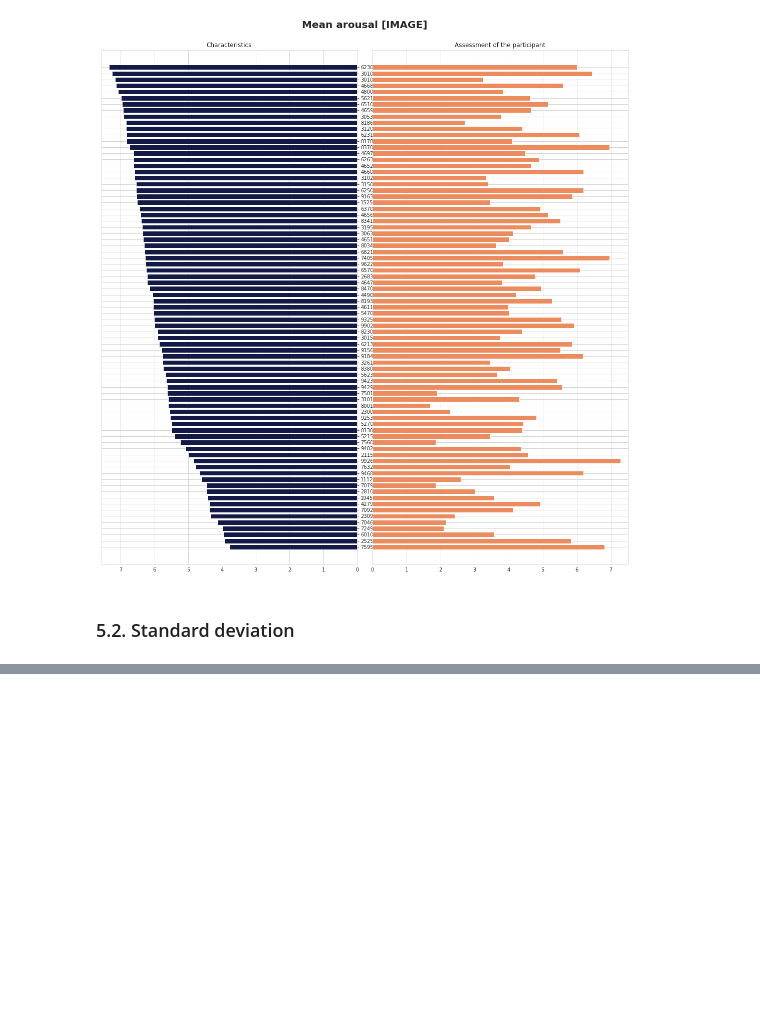
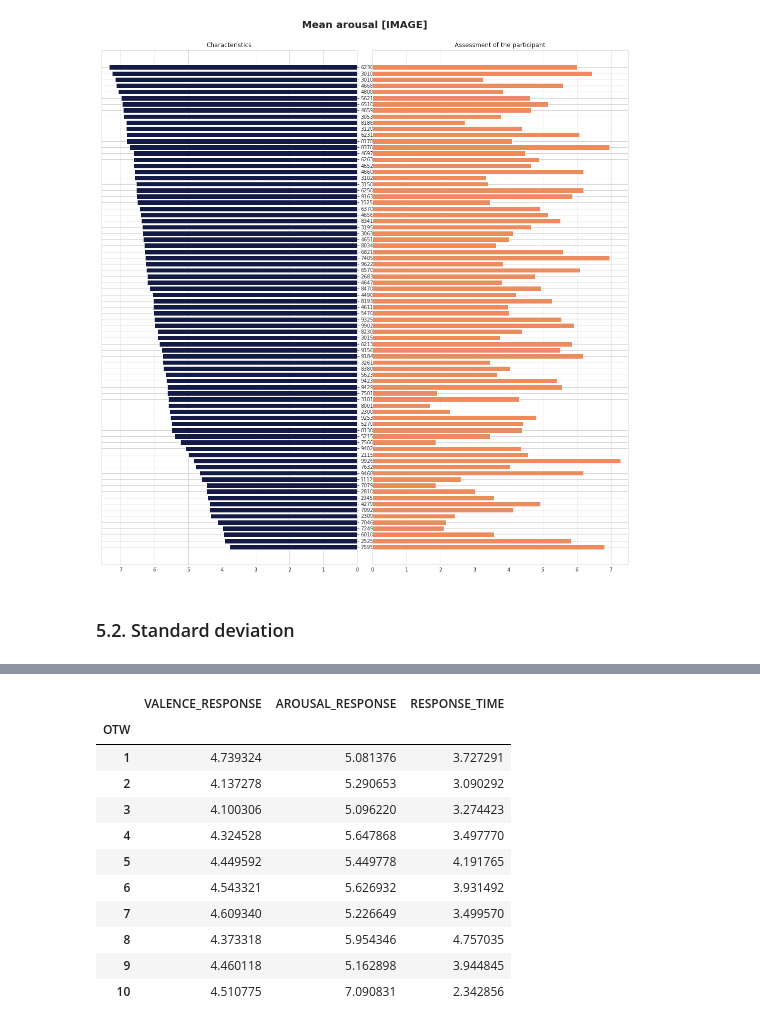
Before and after one commit to SkalskiP/ImaBoss, a Jupyter notebook: ANALYSIS_4.ipynb, the cells around one changed output, grey strips where cells are left out. Saved outputs shown, nothing was run; the diff lists cells and outputs as text; code cells hidden in the pictures; blank space fills up the shorter version.

```diff
--- a/ANALYSIS_4.ipynb
+++ b/ANALYSIS_4.ipynb
@@ -550,0 +633,15 @@ plt.show()
+# %%
+data_space_total[["OTW", "VALENCE_RESPONSE", "AROUSAL_RESPONSE", "RESPONSE_TIME"]].groupby(["OTW"]).mean()
+# %% [output]
+|  | VALENCE_RESPONSE | AROUSAL_RESPONSE | RESPONSE_TIME |
+| OTW |  |  |  |
+| 1 | 4.739324 | 5.081376 | 3.727291 |
+| 2 | 4.137278 | 5.290653 | 3.090292 |
+| 3 | 4.100306 | 5.096220 | 3.274423 |
+| 4 | 4.324528 | 5.647868 | 3.497770 |
+| 5 | 4.449592 | 5.449778 | 4.191765 |
+| 6 | 4.543321 | 5.626932 | 3.931492 |
+| 7 | 4.609340 | 5.226649 | 3.499570 |
+| 8 | 4.373318 | 5.954346 | 4.757035 |
+| 9 | 4.460118 | 5.162898 | 3.944845 |
+| 10 | 4.510775 | 7.090831 | 2.342856 |
```
Also changed, not shown: parts of 8 cells of this notebook.
